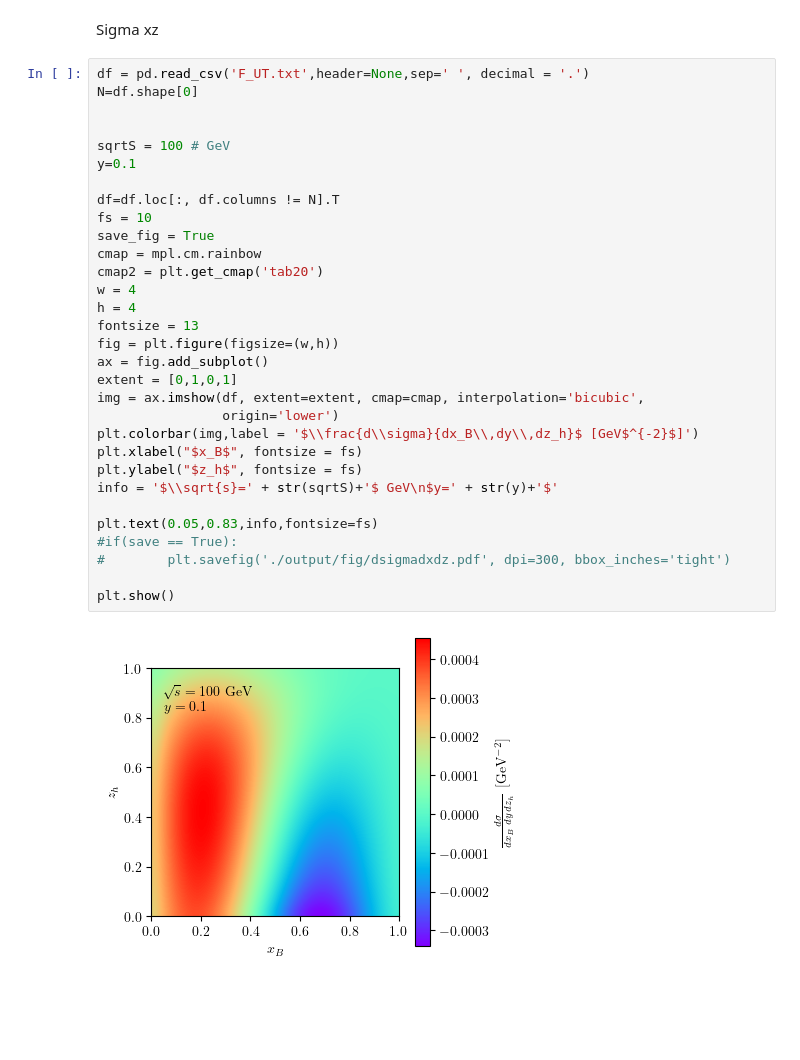
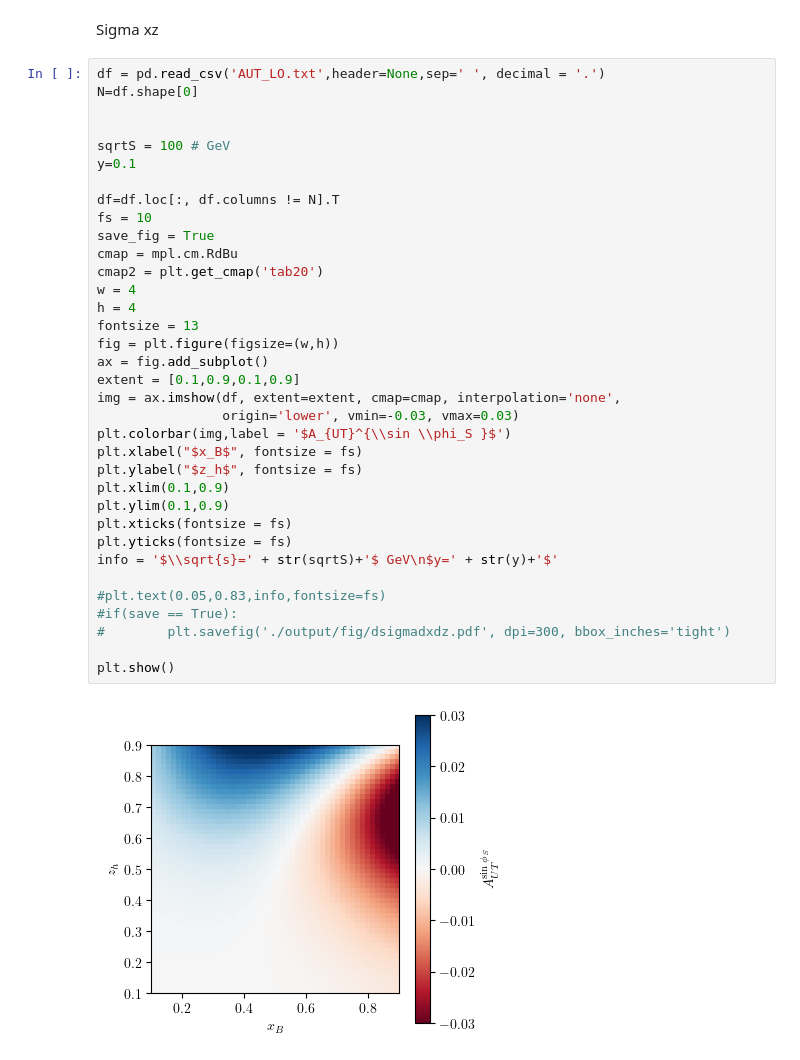
Before and after one commit to diegoscantam/sidis-NLO-twist3, a Jupyter notebook: code/plotC.ipynb, the cells around one changed output. Cells and saved outputs as stored; diff of their text form; blank space fills up the shorter version.

```diff
--- a/code/plotC.ipynb
+++ b/code/plotC.ipynb
@@ -45,35 +99,39 @@ plt.plot(xB, F_ofx_at_fized_z)
 # %% [markdown]
 Sigma xz
 # %%
-df = pd.read_csv('F_UT.txt',header=None,sep=' ', decimal = '.')
+df = pd.read_csv('AUT_LO.txt',header=None,sep=' ', decimal = '.')
 N=df.shape[0]
 
 
 sqrtS = 100 # GeV
 y=0.1
 
 df=df.loc[:, df.columns != N].T
 fs = 10
 save_fig = True
-cmap = mpl.cm.rainbow
+cmap = mpl.cm.RdBu
 cmap2 = plt.get_cmap('tab20')
 w = 4
 h = 4
 fontsize = 13
 fig = plt.figure(figsize=(w,h))
 ax = fig.add_subplot()
-extent = [0,1,0,1]
-img = ax.imshow(df, extent=extent, cmap=cmap, interpolation='bicubic',
-                origin='lower')
-plt.colorbar(img,label = '$\\frac{d\\sigma}{dx_B\\,dy\\,dz_h}$ [GeV$^{-2}$]')
+extent = [0.1,0.9,0.1,0.9]
+img = ax.imshow(df, extent=extent, cmap=cmap, interpolation='none',
+                origin='lower', vmin=-0.03, vmax=0.03)
+plt.colorbar(img,label = '$A_{UT}^{\\sin \\phi_S }$')
 plt.xlabel("$x_B$", fontsize = fs)
 plt.ylabel("$z_h$", fontsize = fs)
+plt.xlim(0.1,0.9)
+plt.ylim(0.1,0.9)
+plt.xticks(fontsize = fs)
+plt.yticks(fontsize = fs)
 info = '$\\sqrt{s}=' + str(sqrtS)+'$ GeV\n$y=' + str(y)+'$'
 
-plt.text(0.05,0.83,info,fontsize=fs)
+#plt.text(0.05,0.83,info,fontsize=fs)
 #if(save == True):
 #        plt.savefig('./output/fig/dsigmadxdz.pdf', dpi=300, bbox_inches='tight')
 
 plt.show()
 # %% [output]
-[figure, old version]
+[figure, new version]
```
Also changed, not shown: parts of 6 cells of this notebook, 3 other files.
